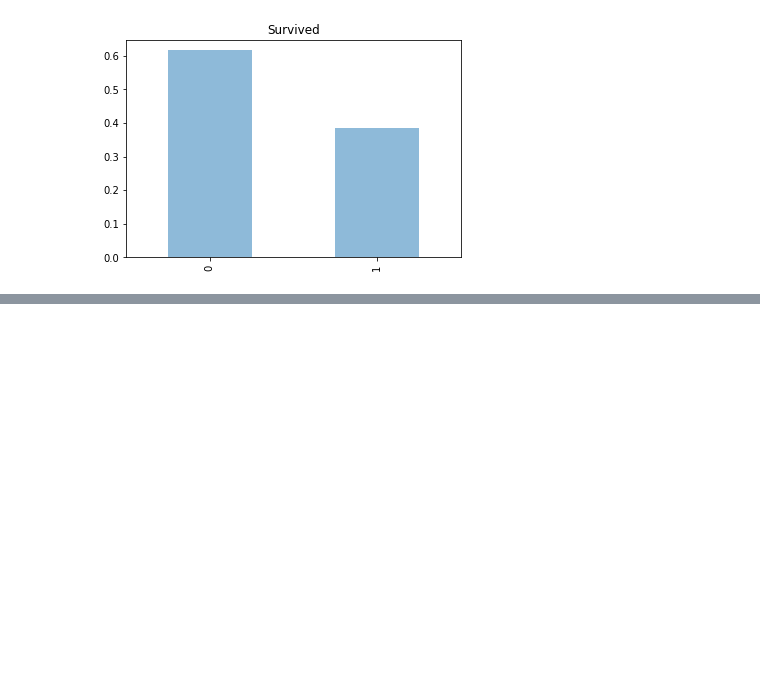
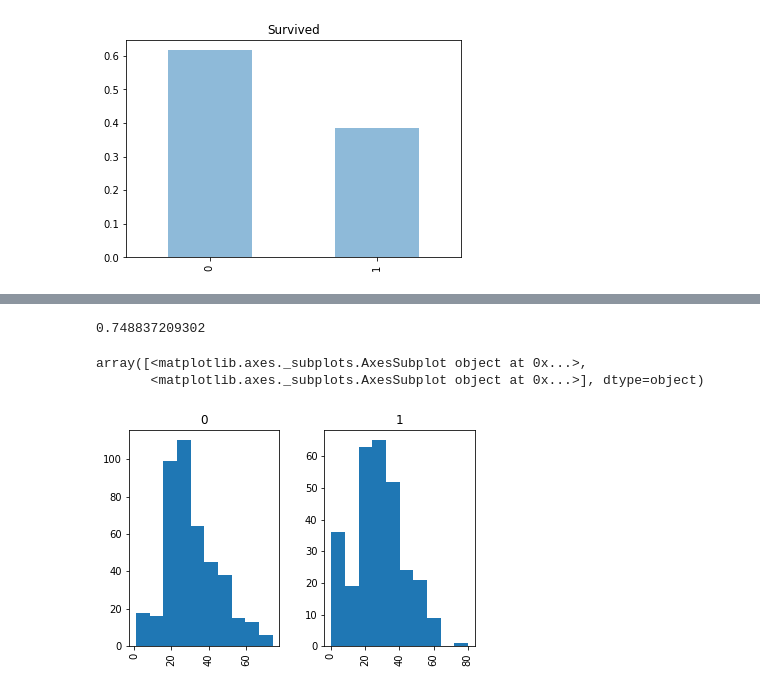
Before and after one commit to mregalado/ML191T, a Jupyter notebook: TitanicAssignment.ipynb, the cells around one changed output, grey strips where cells are left out. Saved outputs shown, nothing was run; the diff lists cells and outputs as text; code cells hidden in the pictures; blank space fills up the shorter version.

```diff
--- a/TitanicAssignment.ipynb
+++ b/TitanicAssignment.ipynb
@@ -105,0 +143,9 @@ Text(0.5,1,'Survived')
+# %%
+df_train = df_train.drop(['Name', 'Ticket', 'Cabin', 'Embarked'], axis=1)
+df_train['Sex'] = df_train['Sex'].map({'male':0, 'female':1})
+df_train = df_train.dropna()
+
+
+
+print(df_train.info())
+df_train.head(n=5)
@@ -105,0 +173,15 @@ Text(0.5,1,'Survived')
+# %%
+from sklearn.tree import DecisionTreeClassifier
+from sklearn.model_selection import train_test_split
+
+x = df_train.drop('Survived',axis=1)
+y = df_train['Survived']
+
+x_train, x_test, y_train, y_test = train_test_split(x,y, test_size=0.3, random_state=42)
+
+classifier = DecisionTreeClassifier(max_depth=5)
+classifier.fit(x_train, y_train)
+
+print (classifier.score(x_test,y_test))
+# %% [output]
+0.748837209302
@@ -105,0 +190,6 @@ Text(0.5,1,'Survived')
+# %%
+df_train.hist(column='Age',by=df_train['Survived'])
+# %% [output]
+array([<matplotlib.axes._subplots.AxesSubplot object at 0x...>,
+       <matplotlib.axes._subplots.AxesSubplot object at 0x...>], dtype=object)
+[figure, added]
```
Also changed, not shown: parts of 14 cells of this notebook, 1 other file.
